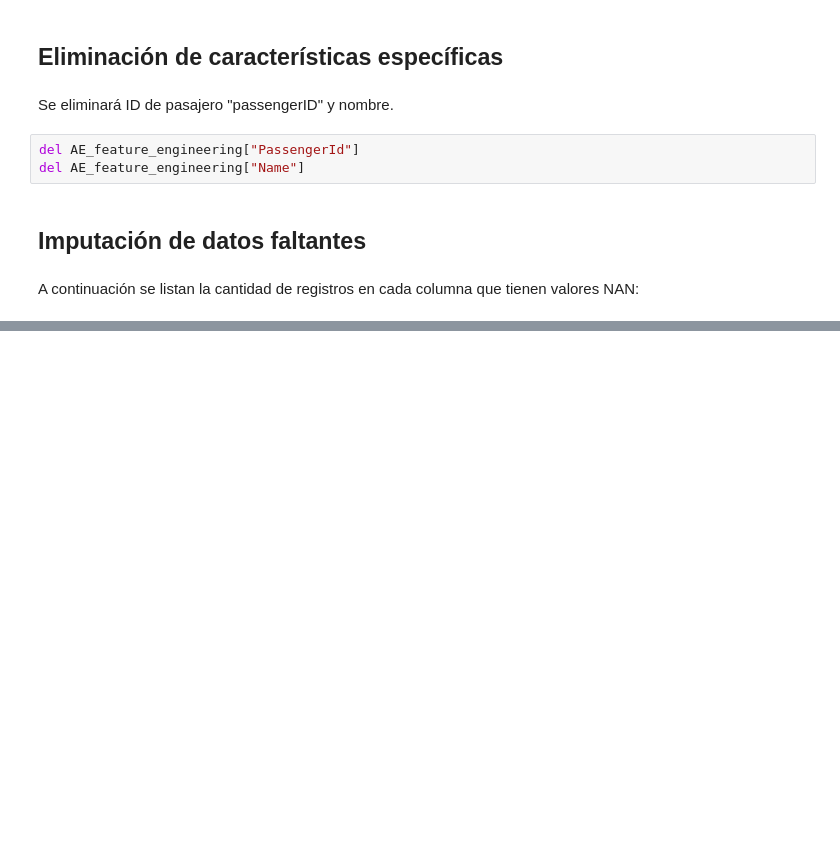
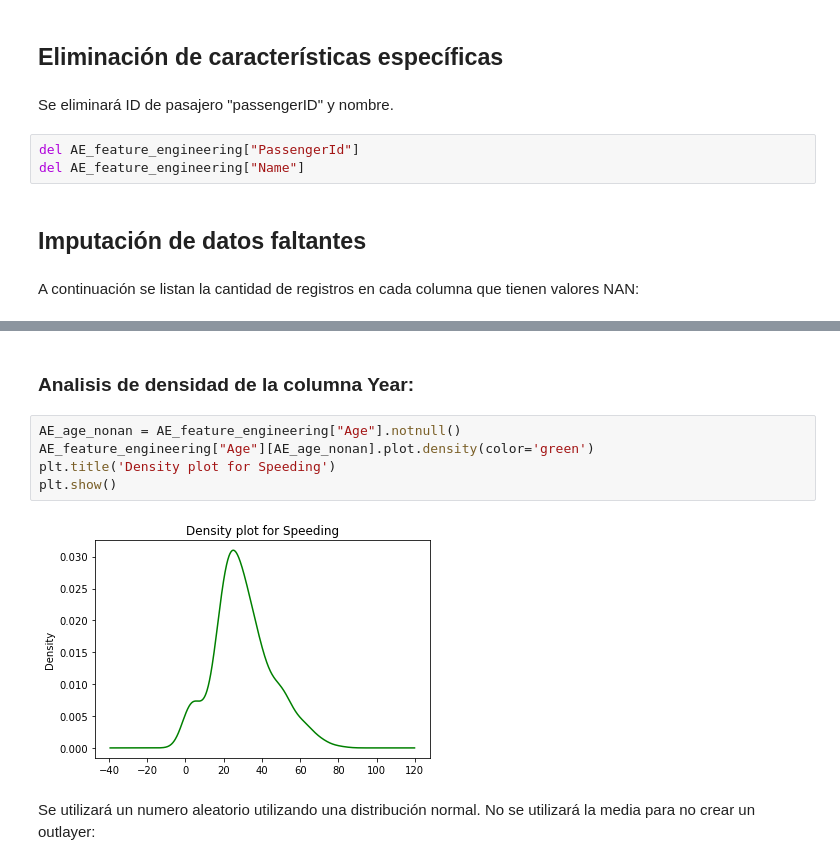
Before and after one commit to josedalvik/datascience_stlearning1_proyecto, a Jupyter notebook: Parte1-Entrenamiento.ipynb, the cells around one changed output, grey strips where cells are left out. Drawn from its saved outputs; the diff is of its cells as text; blank space fills up the shorter version.

```diff
--- a/Parte1-Entrenamiento.ipynb
+++ b/Parte1-Entrenamiento.ipynb
@@ -110,0 +115,11 @@ Embarked: 2
+# %% [markdown]
+### Analisis de densidad de la columna Year:
+# %%
+AE_age_nonan = AE_feature_engineering["Age"].notnull()
+AE_feature_engineering["Age"][AE_age_nonan].plot.density(color='green')
+plt.title('Density plot for Speeding')
+plt.show()
+# %% [output]
+[figure, added]
+# %% [markdown]
+Se utilizará un numero aleatorio utilizando una distribución normal. No se utilizará la media para no crear un outlayer:
```
Also changed, not shown: parts of 22 cells of this notebook.
